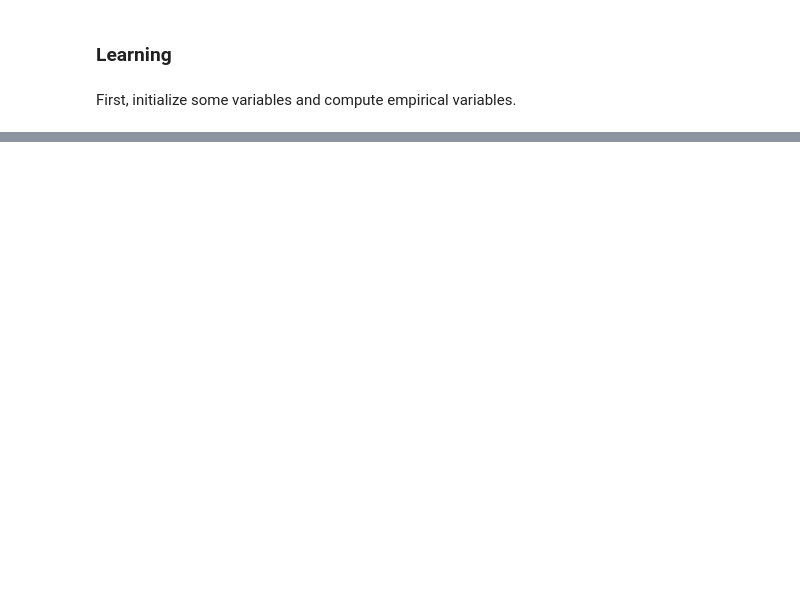
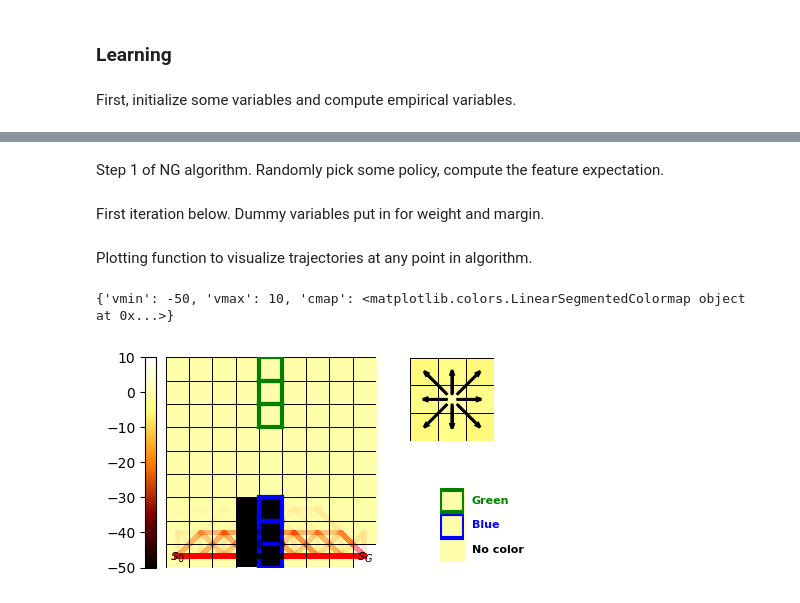
Before and after one commit to jwagner31/soft_constraint_irl, a Jupyter notebook: notebooks/MMP.ipynb, the cells around one changed output, grey strips where cells are left out. Cells and saved outputs as stored; diff of their text form; code cells hidden in the pictures; blank space fills up the shorter version.

```diff
--- a/notebooks/MMP.ipynb
+++ b/notebooks/MMP.ipynb
@@ -133,0 +229,45 @@ mu_e = fe_from_trajectories(features, trajectories, discount)
+# %%
+policy_list  = []
+margin = []
+nonexpert_feature_expectations = []
+nonexpert_feature_expectations_blended = []
+omega_c = []
+# %%
+from collections import namedtuple, defaultdict
+Demonstration = namedtuple('Demonstration', ['trajectories', 'policy'])
+# %% [markdown]
+Step 1 of NG algorithm. Randomly pick some policy, compute the feature expectation.
+# %%
+q_function, v_function = value_iteration(p_transition, reward_c, discount)
+policy = stochastic_policy_from_q_value(world, q_function) #get policy from running RL with initial reward function
+policy_exec = stochastic_policy_adapter(policy)
+policy_list.append(policy)
+# %% [markdown]
+First iteration below. Dummy variables put in for weight and margin.
+# %%
+sample_tjs = None
+for i in range(1):
+
+    #get latest policy
+    policy = policy_list[-1]
+
+    #Compute feature expectations of new policy and add to list
+    if i==0:
+        sample_tjs = T.generate_trajectories(1000, world, policy_exec, initial, terminal)
+        nonexpert_feature_expectations.append(fe_from_trajectories(features, sample_tjs, discount))
+        #print("expert feature expectation: ", expert_features[0:4])
+        margin.append(1)
+        omega_c.append(np.zeros(n_features))
+# %% [markdown]
+Plotting function to visualize trajectories at any point in algorithm.
+# %%
+n_cfg = G.config_world(blue, green, cs, ca, cc, 8)
+n = n_cfg.mdp
+
+
+G.plot_world('test', n, n_cfg.state_penalties,
+           n_cfg.action_penalties, n_cfg.color_penalties,
+           Demonstration(sample_tjs, policy_list[-1]), n_cfg.blue, n_cfg.green, vmin=-50, vmax=10);
+# %% [output]
+{'vmin': -50, 'vmax': 10, 'cmap': <matplotlib.colors.LinearSegmentedColormap object at 0x...>}
+[figure, added]
```
Also changed, not shown: parts of 13 cells of this notebook, 1 other file.
